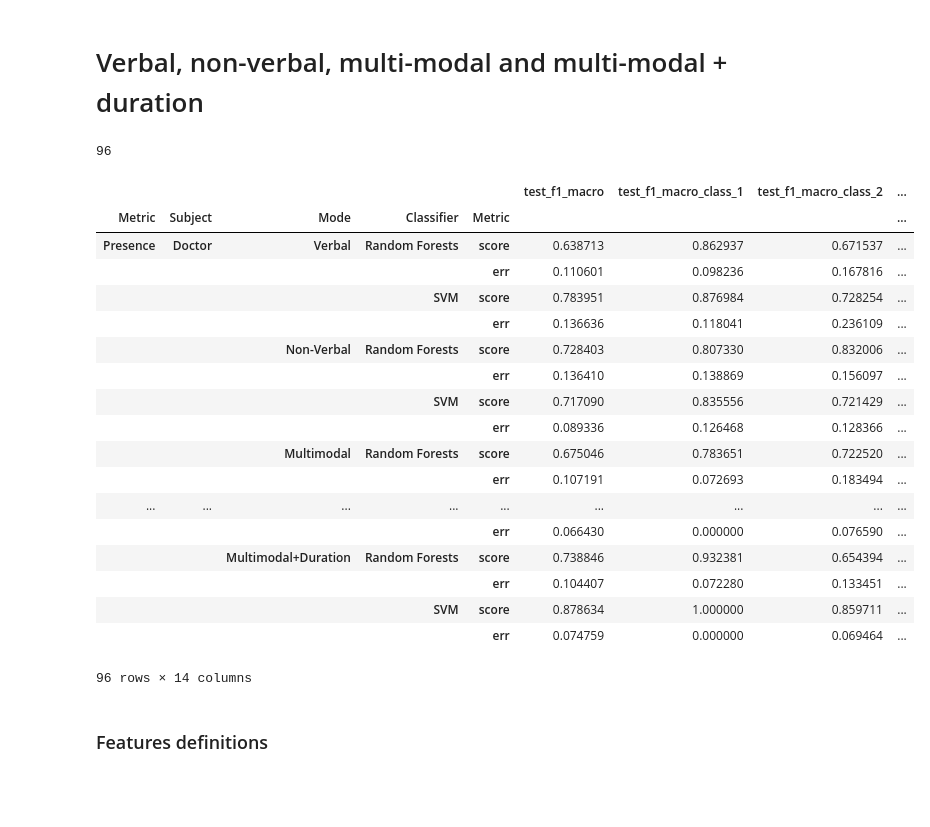
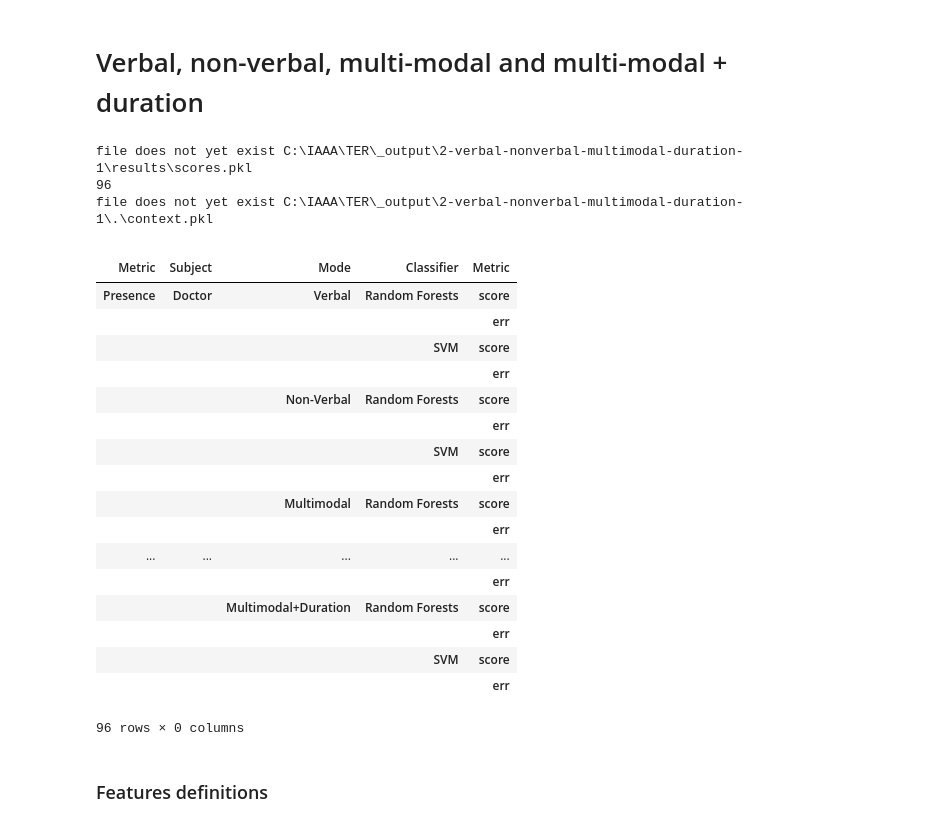
Before and after one commit to jbousque/predictionPresence, a Jupyter notebook: src/Learn.ipynb, the cells around one changed output. Saved outputs shown, nothing was run; the diff lists cells and outputs as text; code cells hidden in the pictures; blank space fills up the shorter version.

```diff
--- a/src/Learn.ipynb
+++ b/src/Learn.ipynb
@@ -1116,58 +1121,60 @@ print(clf.score(X, y))
 # %%
 # prepare results dataframes
 
-dh = DataHandler('2-verbal-nonverbal-multimodal-duration')
+dh = DataHandler('2-verbal-nonverbal-multimodal-duration', 1)
 
 scores_df_index = [['Presence', 'Co-Presence'],
              ['Doctor', 'Agent', 'Doctor+Agent'],
              ['Verbal', 'Non-Verbal', 'Multimodal', 'Multimodal+Duration'],
              ['Random Forests', 'SVM'],
              ['score', 'err']
             ]
 scores_df_multiindex = pd.MultiIndex.from_product(scores_df_index,
                                                   names=['Metric', 'Subject', 'Mode', 'Classifier', 'Metric'])
 
 scores_df = dh.load_obj('results', 'scores')
 print(len(scores_df_multiindex.to_flat_index()))
 if scores_df is None:
     scores_df = pd.DataFrame(index=scores_df_multiindex)
     #scores_df = pd.DataFrame(np.zeros((len(scores_df_multiindex.to_flat_index()),4)),
     #                         index=scores_df_multiindex,
     #                         columns=scores_df_columns)
     #scores_df['params'] = scores_df['params'].apply(str)
     #scores_df['params'] = ''
     dh.save_obj(scores_df, 'results', 'scores')
 
 
 context_df = dh.load_obj('.', 'context')
 if context_df is None:
     context_df = pd.DataFrame(index=scores_df_multiindex)
     context_df['Best Params'] = ''
     context_df['Best Params'] = context_df['Best Params'].apply(str)
     dh.save_obj(context_df, '.', 'context')
 
 scores_df
 # %% [output]
+file does not yet exist C:\IAAA\TER\_output\2-verbal-nonverbal-multimodal-duration-1\results\scores.pkl
 96
+file does not yet exist C:\IAAA\TER\_output\2-verbal-nonverbal-multimodal-duration-1\.\context.pkl
-|  |  |  |  |  | test_f1_macro | test_f1_macro_class_1 | test_f1_macro_class_2 | ... |
-| Metric | Subject | Mode | Classifier | Metric |  |  |  | ... |
-| Presence | Doctor | Verbal | Random Forests | score | 0.638713 | 0.862937 | 0.671537 | ... |
-|  |  |  |  | err | 0.110601 | 0.098236 | 0.167816 | ... |
-|  |  |  | SVM | score | 0.783951 | 0.876984 | 0.728254 | ... |
-|  |  |  |  | err | 0.136636 | 0.118041 | 0.236109 | ... |
-|  |  | Non-Verbal | Random Forests | score | 0.728403 | 0.807330 | 0.832006 | ... |
-|  |  |  |  | err | 0.136410 | 0.138869 | 0.156097 | ... |
-|  |  |  | SVM | score | 0.717090 | 0.835556 | 0.721429 | ... |
-|  |  |  |  | err | 0.089336 | 0.126468 | 0.128366 | ... |
-|  |  | Multimodal | Random Forests | score | 0.675046 | 0.783651 | 0.722520 | ... |
-|  |  |  |  | err | 0.107191 | 0.072693 | 0.183494 | ... |
-| ... | ... | ... | ... | ... | ... | ... | ... | ... |
-|  |  |  |  | err | 0.066430 | 0.000000 | 0.076590 | ... |
-|  |  | Multimodal+Duration | Random Forests | score | 0.738846 | 0.932381 | 0.654394 | ... |
-|  |  |  |  | err | 0.104407 | 0.072280 | 0.133451 | ... |
-|  |  |  | SVM | score | 0.878634 | 1.000000 | 0.859711 | ... |
-|  |  |  |  | err | 0.074759 | 0.000000 | 0.069464 | ... |
+|  |  |  |  |  |
+| Metric | Subject | Mode | Classifier | Metric |
+| Presence | Doctor | Verbal | Random Forests | score |
+|  |  |  |  | err |
+|  |  |  | SVM | score |
+|  |  |  |  | err |
+|  |  | Non-Verbal | Random Forests | score |
+|  |  |  |  | err |
+|  |  |  | SVM | score |
+|  |  |  |  | err |
+|  |  | Multimodal | Random Forests | score |
+|  |  |  |  | err |
+| ... | ... | ... | ... | ... |
+|  |  |  |  | err |
+|  |  | Multimodal+Duration | Random Forests | score |
+|  |  |  |  | err |
+|  |  |  | SVM | score |
+|  |  |  |  | err |
-96 rows × 14 columns
+96 rows × 0 columns
 # %% [markdown]
 ### Features definitions
 # %%
```
Also changed, not shown: parts of 13 cells of this notebook.
